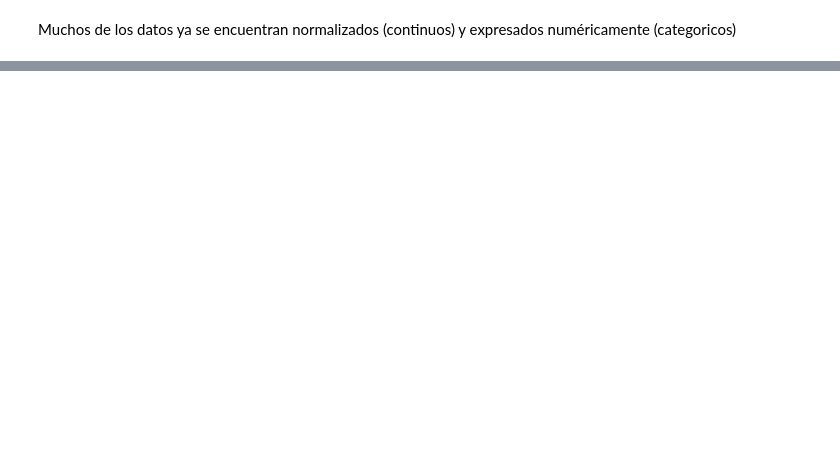
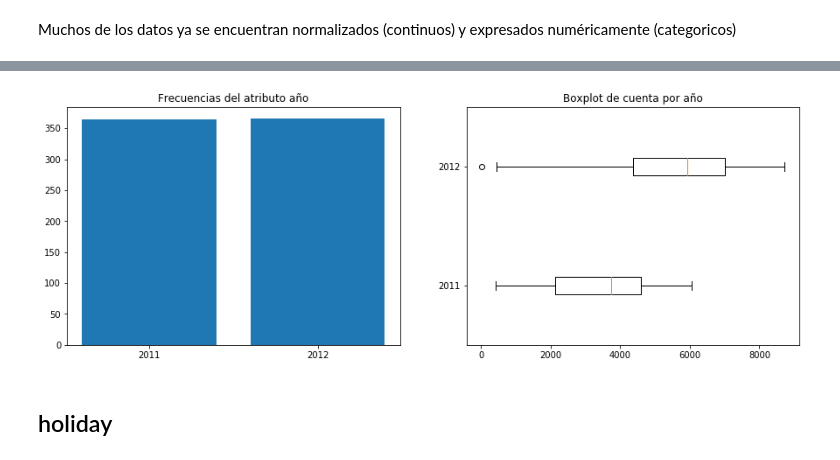
Before and after one commit to es2812/bikerentingreg, a Jupyter notebook: Data Exploration.ipynb, the cells around one changed output, grey strips where cells are left out. Saved outputs shown, nothing was run; the diff lists cells and outputs as text; code cells hidden in the pictures; blank space fills up the shorter version.

```diff
--- a/Data Exploration.ipynb
+++ b/Data Exploration.ipynb
@@ -55,0 +66,11 @@ data
+# %%
+fig, (ax1, ax2) = plt.subplots(1,2)
+ax1.bar(years_freq[0],years_freq[1])
+ax1.set_title("Frecuencias del atributo año")
+ax2.boxplot(counts_by_year,labels=counts_by_year.index, vert=False)
+ax2.set_title("Boxplot de cuenta por año")
+plt.show()
+# %% [output]
+[figure, added]
+# %% [markdown]
+## holiday
```
Also changed, not shown: parts of 45 cells of this notebook, 1 other file.
